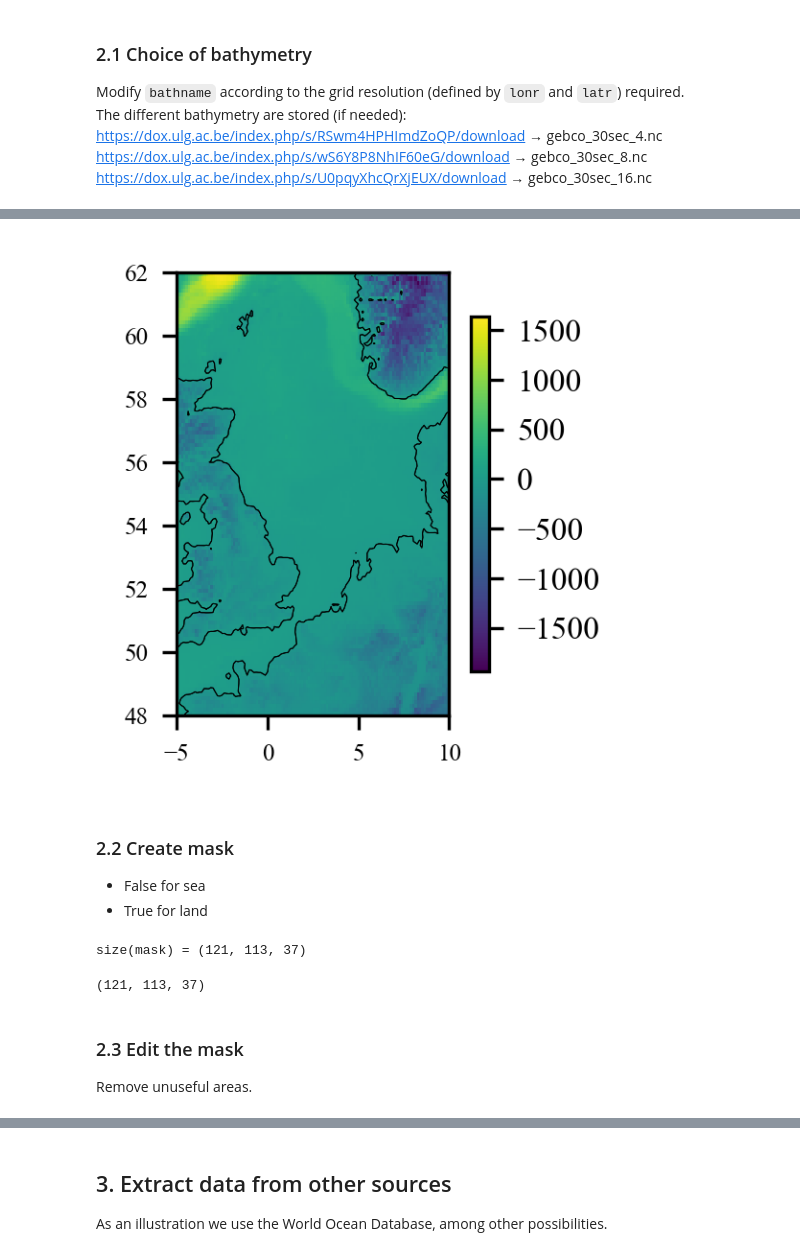
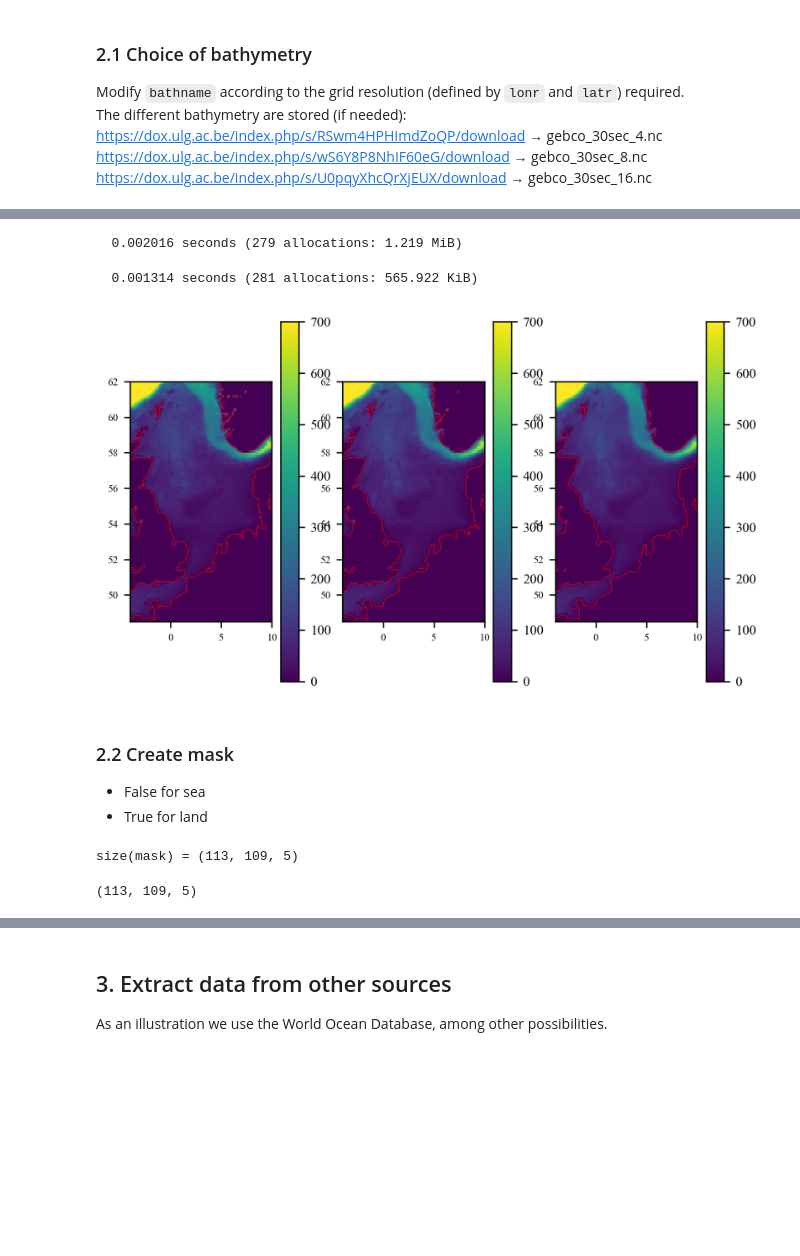
Before and after one commit to gher-uliege/SeaDataCloud, a Jupyter notebook: Julia/Climatologies/NorthSea_climato.ipynb, the cells around one changed output, grey strips where cells are left out. Saved outputs shown, nothing was run; the diff lists cells and outputs as text; code cells hidden in the pictures; blank space fills up the shorter version.

```diff
--- a/Julia/Climatologies/NorthSea_climato.ipynb
+++ b/Julia/Climatologies/NorthSea_climato.ipynb
@@ -31,8 +28,8 @@ using Compat
 * Select the variable
 # %%
 dx, dy = 0.125, 0.125 # Resolution to modify
-lonr = -5.0:dx:10.    # To check
-latr = 48.:dy:62.     # To check
+lonr = -4.0:dx:10.
+latr = 48.5:dy:62.
 timerange = [Date(1900,1,1),Date(2017,12,31)]; # Used when extracting the obs
 
 depthr = Float64.([0.,5., 10., 15., 20., 25., 30., 40., 50., 66,
@@ -40,6 +37,7 @@ depthr = Float64.([0.,5., 10., 15., 20., 25., 30., 40., 50., 66,
     275, 300, 350, 400, 450, 500, 550, 600, 650, 700, 750,
     800, 850, 900, 950, 1000]); # Remove unuseful depth levels
 
+depthr = Float64.([0.,5., 10., 15., 20.]);
 # depthr = depthr[1:5]    # If you want to test on a few levels only
 # %%
 varname = "Salinity"  # Later "Temperature"
@@ -162,13 +217,35 @@ end
+# %%
+@time bx2,by2,b2 = load_bath(bathname2,true,lonr,latr);
+# %% [output]
+  0.002016 seconds (279 allocations: 1.219 MiB)
+# %%
+@time bx3,by3,b3 = load_bath(bathname3,true,lonr,latr);
+# %% [output]
+  0.001314 seconds (281 allocations: 565.922 KiB)
 # %%
-figure("NortSea-Bathymetry", figsize=(2,2))
-ax = subplot(1,1,1)
-pcolor(bx,by,permutedims(b, [2,1]));
+figure("NortSea-Bathymetry")
+ax = subplot(1,3,1)
+pcolor(bx,by,permutedims(b, [2,1]), vmin=0., vmax=700.);
 colorbar(orientation="vertical", shrink=0.8).ax.tick_params(labelsize=8)
-contour(bx,by,permutedims(b, [2,1]), [0, 0.1], colors="k", linewidths=.25)
+contour(bx,by,permutedims(b, [2,1]), [0, 0.1], colors="r", linewidths=.25)
 gca().set_aspect(aspect_ratio)
 ax.tick_params("both",labelsize=6)
+
+ax = subplot(1,3,2)
+pcolor(bx2,by2,permutedims(b2, [2,1]), vmin=0., vmax=700.);
+colorbar(orientation="vertical", shrink=0.8).ax.tick_params(labelsize=8)
+contour(bx2,by2,permutedims(b2, [2,1]), [0, 0.1], colors="r", linewidths=.25)
+gca().set_aspect(aspect_ratio)
+ax.tick_params("both",labelsize=6)
+
+ax = subplot(1,3,3)
+pcolor(bx2,by2,permutedims(b3, [2,1]), vmin=0., vmax=700.);
+colorbar(orientation="vertical", shrink=0.8).ax.tick_params(labelsize=8)
+contour(bx2,by2,permutedims(b3, [2,1]), [0, 0.1], colors="r", linewidths=.25)
+gca().set_aspect(aspect_ratio)
+ax.tick_params("both",labelsize=6)
 # %% [output]
-[figure, old version]
+[figure, new version]
 # %% [markdown]
 ### 2.2 Create mask
 * False for sea
@@ -184,8 +261,5 @@ for k = 1:length(depthr)
 end
 @show size(mask)
 # %% [output]
-size(mask) = (121, 113, 37)
+size(mask) = (113, 109, 5)
-(121, 113, 37)
+(113, 109, 5)
-# %% [markdown]
-### 2.3 Edit the mask
-Remove unuseful areas.
```
Also changed, not shown: parts of 38 cells of this notebook.
